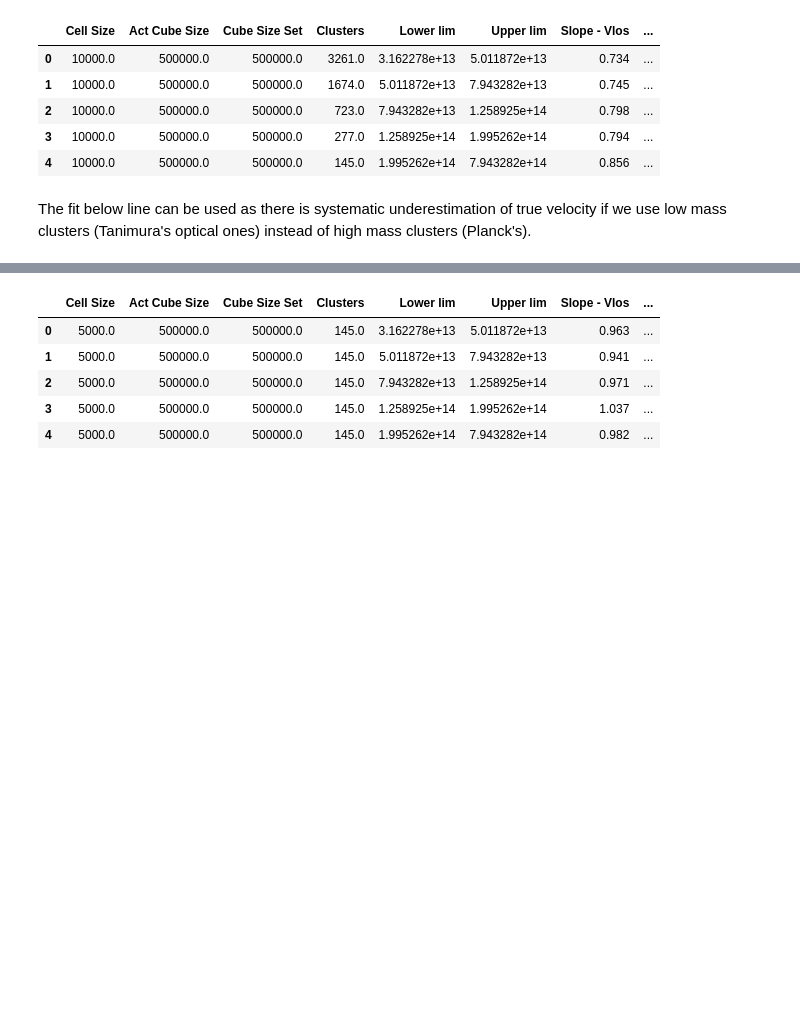
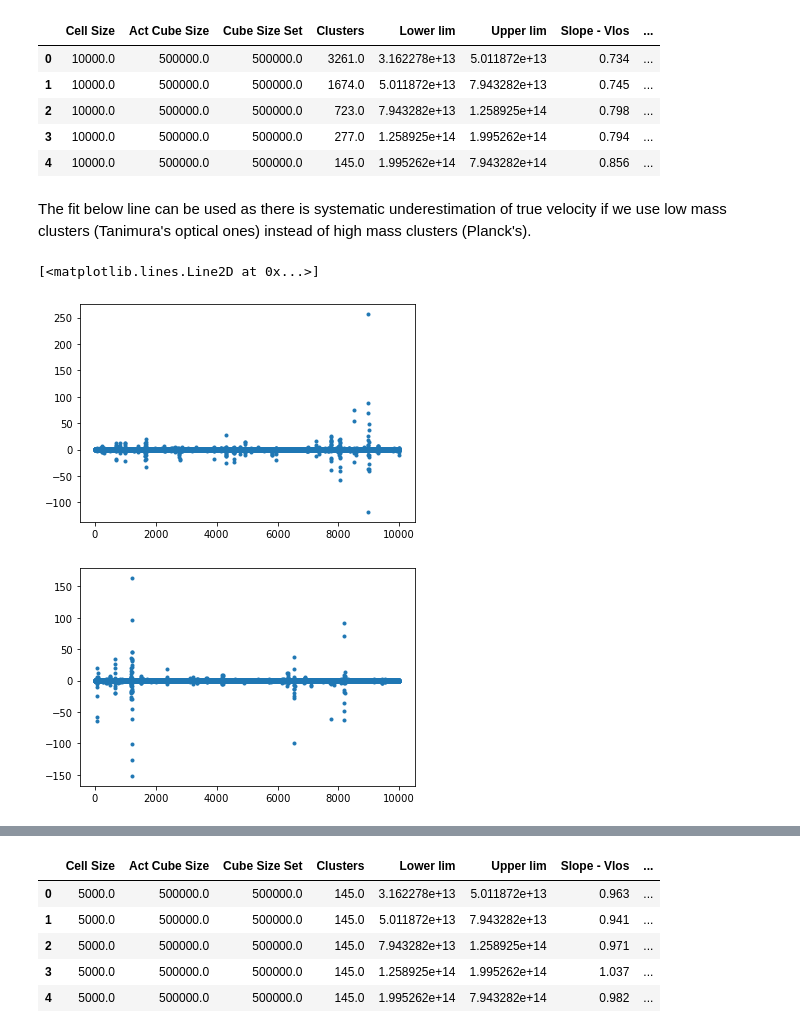
Before and after one commit to awaismirza92/velocity-reconstruction-and-kinetic-SZ, a Jupyter notebook: codes/Bias_Problem/Clus_Mass_Bins.ipynb, the cells around one changed output, grey strips where cells are left out. Cells and saved outputs as stored; diff of their text form; code cells hidden in the pictures; blank space fills up the shorter version.

```diff
--- a/codes/Bias_Problem/Clus_Mass_Bins.ipynb
+++ b/codes/Bias_Problem/Clus_Mass_Bins.ipynb
@@ -1121,0 +1191,8 @@ The fit below line can be used as there is systematic underestimation of true ve
+# %%
+plt.plot(mass_bin_linmix_145['beta'], '.')
+plt.figure()
+plt.plot(mass_bin_linmix_all['beta'], '.')
+# %% [output]
+[<matplotlib.lines.Line2D at 0x...>]
+[figure, added]
+[figure, added]
```
Also changed, not shown: parts of 12 cells of this notebook.
